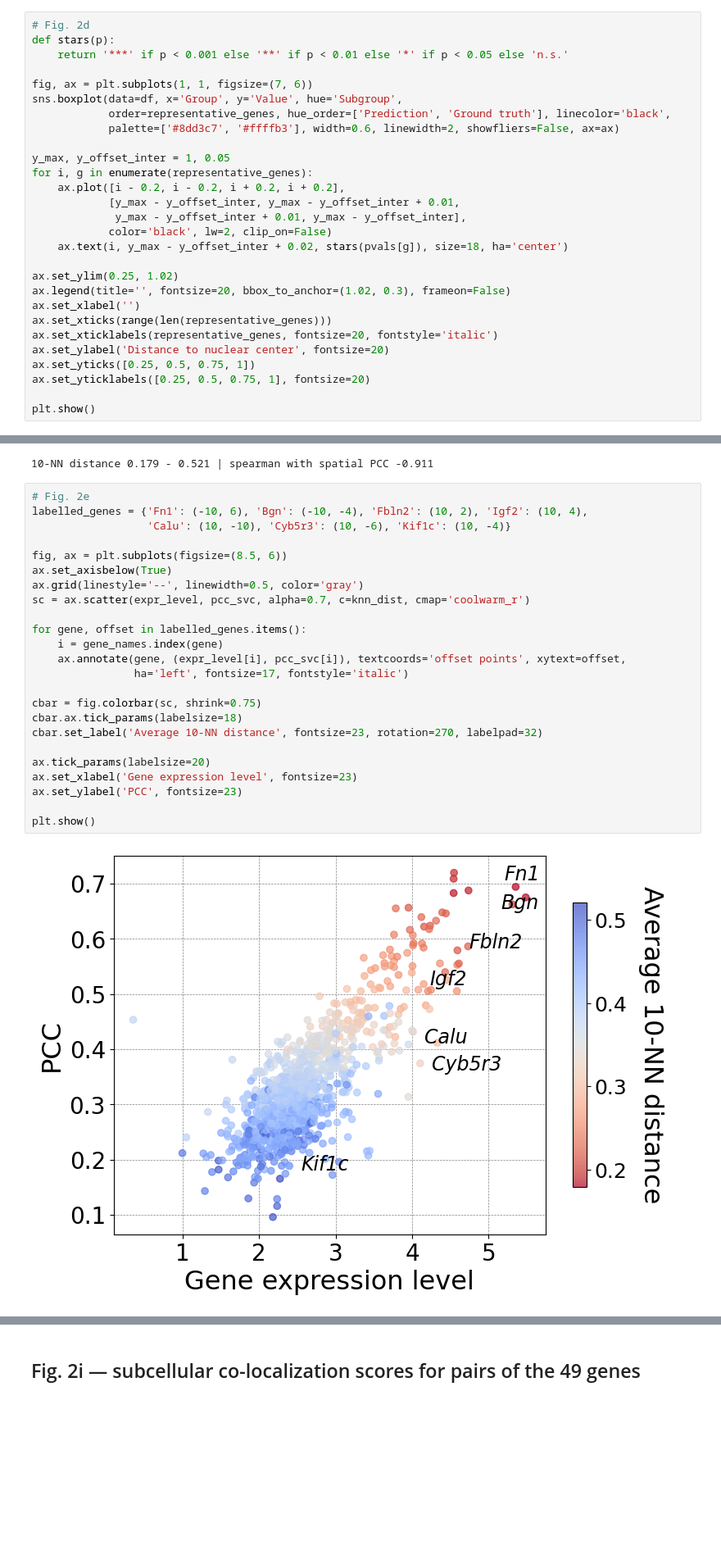
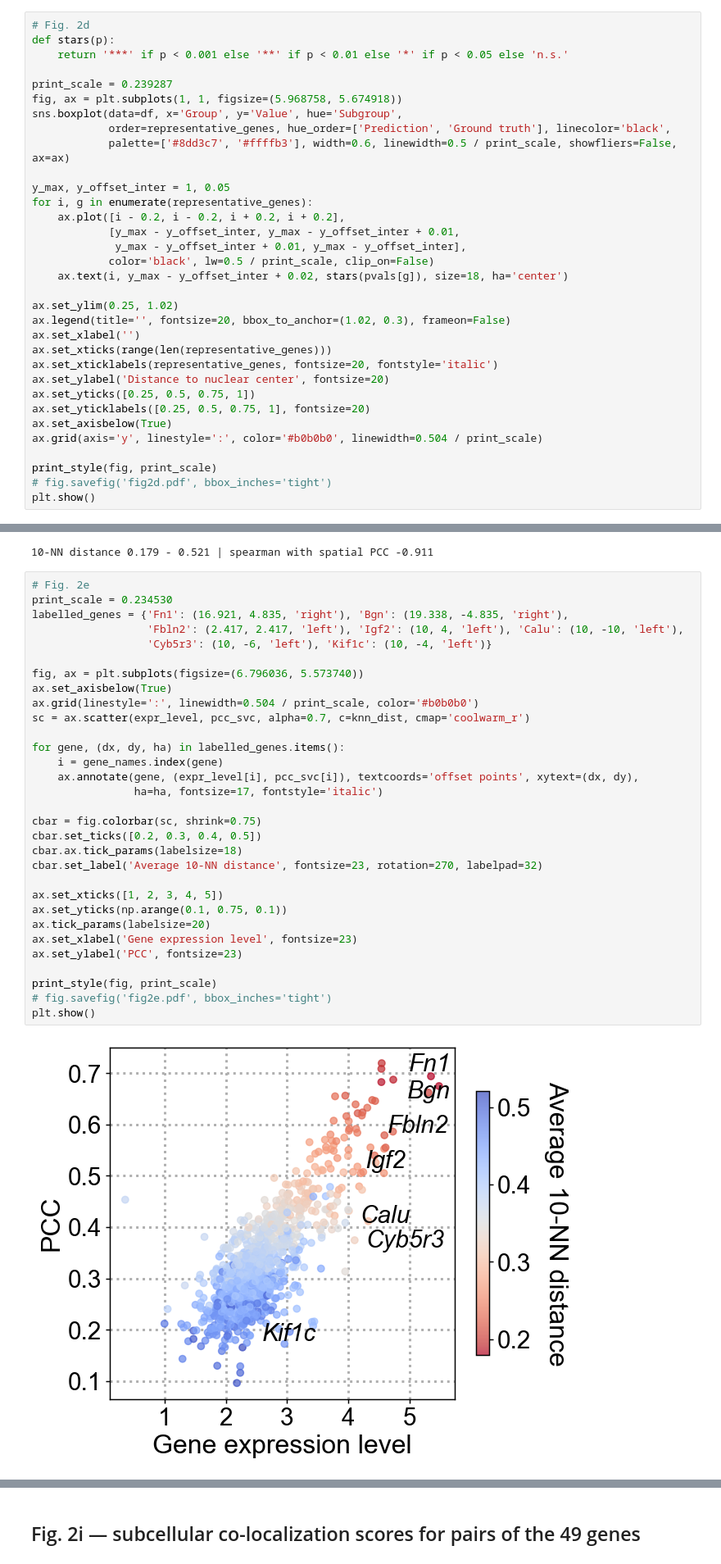
Before and after one commit to aster-ww/SVC-reproducibility, a Jupyter notebook: fig2/fig2_reproducibility.ipynb, the cells around one changed output, grey strips where cells are left out. Shown at 82% size. Saved outputs shown, nothing was run; the diff lists cells and outputs as text; blank space fills up the shorter version.

```diff
--- a/fig2/fig2_reproducibility.ipynb
+++ b/fig2/fig2_reproducibility.ipynb
@@ -356,17 +411,18 @@ Cyb5r3   cells 14/14  p = 0.6257
 def stars(p):
     return '***' if p < 0.001 else '**' if p < 0.01 else '*' if p < 0.05 else 'n.s.'
 
-fig, ax = plt.subplots(1, 1, figsize=(7, 6))
+print_scale = 0.239287
+fig, ax = plt.subplots(1, 1, figsize=(5.968758, 5.674918))
 sns.boxplot(data=df, x='Group', y='Value', hue='Subgroup',
             order=representative_genes, hue_order=['Prediction', 'Ground truth'], linecolor='black',
-            palette=['#8dd3c7', '#ffffb3'], width=0.6, linewidth=2, showfliers=False, ax=ax)
+            palette=['#8dd3c7', '#ffffb3'], width=0.6, linewidth=0.5 / print_scale, showfliers=False, ax=ax)
 
 y_max, y_offset_inter = 1, 0.05
 for i, g in enumerate(representative_genes):
     ax.plot([i - 0.2, i - 0.2, i + 0.2, i + 0.2],
             [y_max - y_offset_inter, y_max - y_offset_inter + 0.01,
              y_max - y_offset_inter + 0.01, y_max - y_offset_inter],
-            color='black', lw=2, clip_on=False)
+            color='black', lw=0.5 / print_scale, clip_on=False)
     ax.text(i, y_max - y_offset_inter + 0.02, stars(pvals[g]), size=18, ha='center')
 
 ax.set_ylim(0.25, 1.02)
@@ -377,6 +433,10 @@ ax.set_xticklabels(representative_genes, fontsize=20, fontstyle='italic')
 ax.set_ylabel('Distance to nuclear center', fontsize=20)
 ax.set_yticks([0.25, 0.5, 0.75, 1])
 ax.set_yticklabels([0.25, 0.5, 0.75, 1], fontsize=20)
+ax.set_axisbelow(True)
+ax.grid(axis='y', linestyle=':', color='#b0b0b0', linewidth=0.504 / print_scale)
 
+print_style(fig, print_scale)
+# fig.savefig('fig2d.pdf', bbox_inches='tight')
 plt.show()
 # %% [output]
@@ -408,30 +468,37 @@ print('10-NN distance %.3f - %.3f | spearman with spatial PCC %.3f'
 10-NN distance 0.179 - 0.521 | spearman with spatial PCC -0.911
 # %%
 # Fig. 2e
-labelled_genes = {'Fn1': (-10, 6), 'Bgn': (-10, -4), 'Fbln2': (10, 2), 'Igf2': (10, 4),
-                  'Calu': (10, -10), 'Cyb5r3': (10, -6), 'Kif1c': (10, -4)}
+print_scale = 0.234530
+labelled_genes = {'Fn1': (16.921, 4.835, 'right'), 'Bgn': (19.338, -4.835, 'right'),
+                  'Fbln2': (2.417, 2.417, 'left'), 'Igf2': (10, 4, 'left'), 'Calu': (10, -10, 'left'),
+                  'Cyb5r3': (10, -6, 'left'), 'Kif1c': (10, -4, 'left')}
 
-fig, ax = plt.subplots(figsize=(8.5, 6))
+fig, ax = plt.subplots(figsize=(6.796036, 5.573740))
 ax.set_axisbelow(True)
-ax.grid(linestyle='--', linewidth=0.5, color='gray')
+ax.grid(linestyle=':', linewidth=0.504 / print_scale, color='#b0b0b0')
 sc = ax.scatter(expr_level, pcc_svc, alpha=0.7, c=knn_dist, cmap='coolwarm_r')
 
-for gene, offset in labelled_genes.items():
+for gene, (dx, dy, ha) in labelled_genes.items():
     i = gene_names.index(gene)
-    ax.annotate(gene, (expr_level[i], pcc_svc[i]), textcoords='offset points', xytext=offset,
-                ha='left', fontsize=17, fontstyle='italic')
+    ax.annotate(gene, (expr_level[i], pcc_svc[i]), textcoords='offset points', xytext=(dx, dy),
+                ha=ha, fontsize=17, fontstyle='italic')
 
 cbar = fig.colorbar(sc, shrink=0.75)
+cbar.set_ticks([0.2, 0.3, 0.4, 0.5])
 cbar.ax.tick_params(labelsize=18)
 cbar.set_label('Average 10-NN distance', fontsize=23, rotation=270, labelpad=32)
 
+ax.set_xticks([1, 2, 3, 4, 5])
+ax.set_yticks(np.arange(0.1, 0.75, 0.1))
 ax.tick_params(labelsize=20)
 ax.set_xlabel('Gene expression level', fontsize=23)
 ax.set_ylabel('PCC', fontsize=23)
 
+print_style(fig, print_scale)
+# fig.savefig('fig2e.pdf', bbox_inches='tight')
 plt.show()
 # %% [output]
-[figure, old version]
+[figure, new version]
 # %% [markdown]
 ## Fig. 2f — cell-level gene expression prediction: log1p-transformed average RMSE and PCC across genes from 20-fold masked gene prediction, SVC compared with uniPort, ENVI, Tangram and gimVI
 
```
Also changed, not shown: parts of 12 cells of this notebook.
